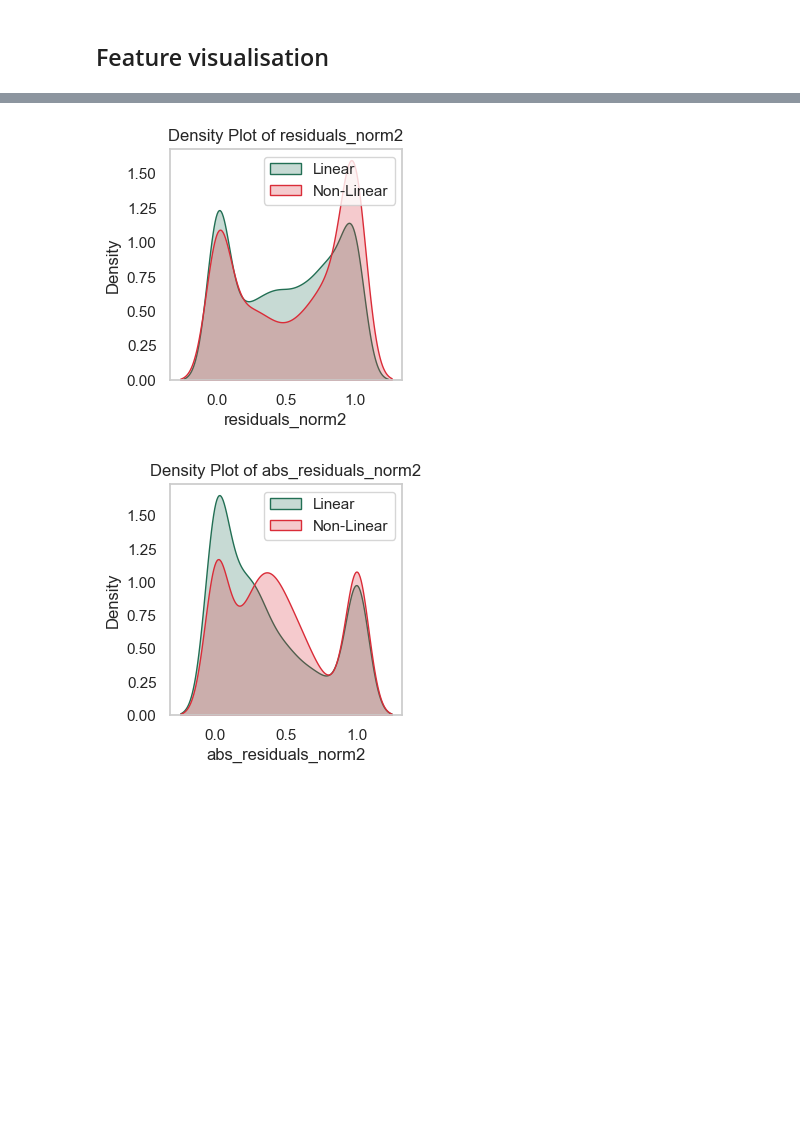
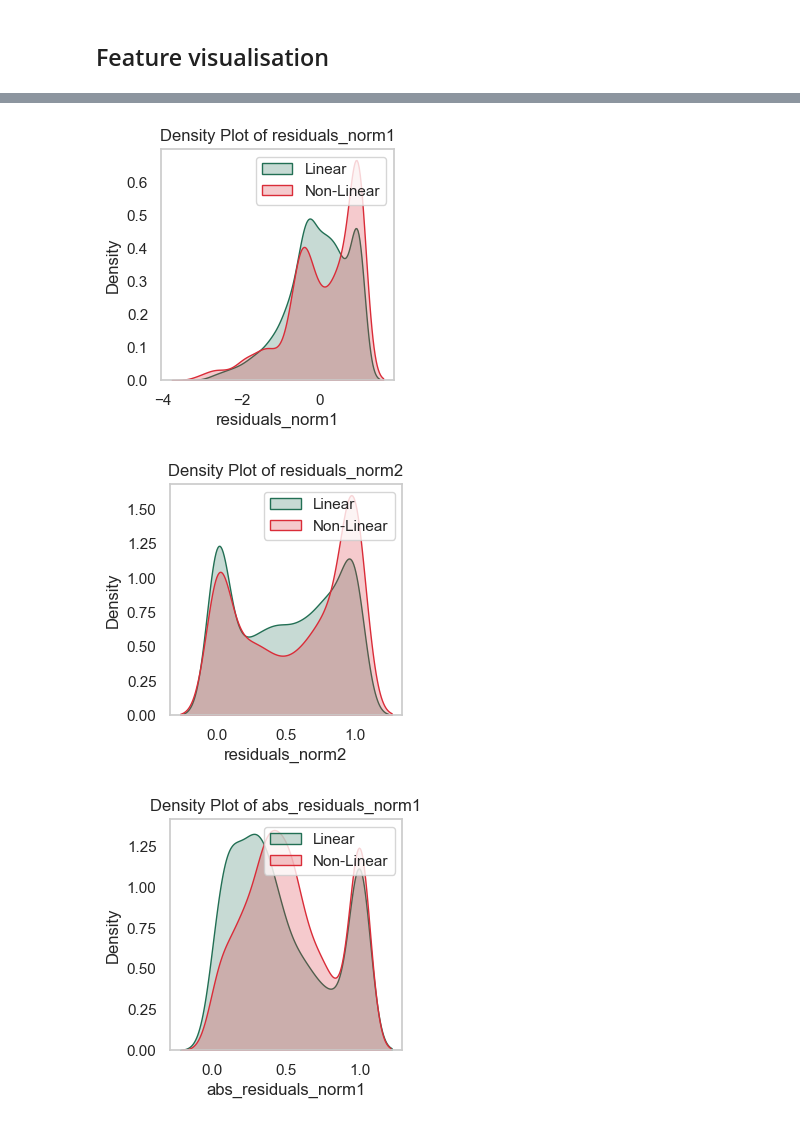
Before and after one commit to helensepman/ML_calibration_graph_linearity, a Jupyter notebook: data/data_preparation_features.ipynb, the cells around one changed output, grey strips where cells are left out. Saved outputs shown, nothing was run; the diff lists cells and outputs as text; code cells hidden in the pictures; blank space fills up the shorter version.

```diff
--- a/data/data_preparation_features.ipynb
+++ b/data/data_preparation_features.ipynb
@@ -29,11 +29,11 @@ dtypes: float64(3), object(5)
 memory usage: 246.3+ KB
 # %%
 df_cal.dropna(subset=['c_real_M'], inplace=True) # drops 6 rows
+df_cal.dropna(subset=['RT'], inplace=True) # drops 4 rows
 
-
-# Filter the DataFrame to exclude rows with compounds having only one entry
+# Filter the DataFrame to exclude rows with compounds having only one or 2 entries
 compound_counts = df_cal.groupby(['lab', 'compound']).size()
-groups_to_keep = compound_counts[compound_counts > 1].index
+groups_to_keep = compound_counts[compound_counts > 2].index
 df_cal = df_cal[df_cal.set_index(['lab', 'compound']).index.isin(groups_to_keep)]
 
 df_cal.info()
@@ -212,10 +212,8 @@ import matplotlib.pyplot as plt
 columns_to_plot = ['peak_area', 'c_real_M', 'rf', 'rf_norm1', 'rf_norm2',
                    'rf_error', 'rf_error_norm1', 'rf_error_norm2',
                    'residuals', 'abs_residuals',
-                   # 'residuals_norm1', currently not plotted as there are nan values messing things up
-                   'residuals_norm2',
-                   # 'abs_residuals_norm1',
-                   'abs_residuals_norm2']
+                   'residuals_norm1', 'residuals_norm2',
+                   'abs_residuals_norm1','abs_residuals_norm2']
 
 
 sns.set(style="whitegrid")
@@ -246,4 +244,5 @@ for column in columns_to_plot:
 [figure]
 [figure]
-[figure, old version]
+[figure, new version]
-[figure, old version]
+[figure, new version]
+[figure, added]
```
Also changed, not shown: parts of 7 cells of this notebook.
